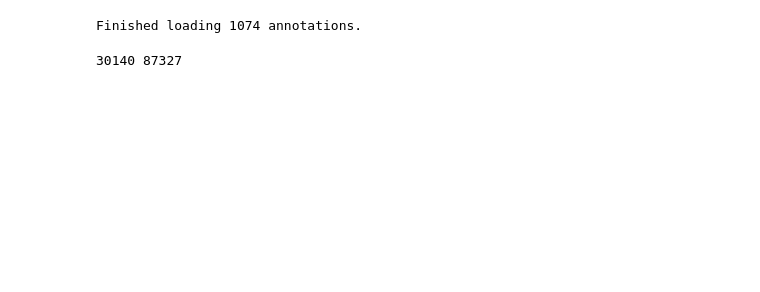
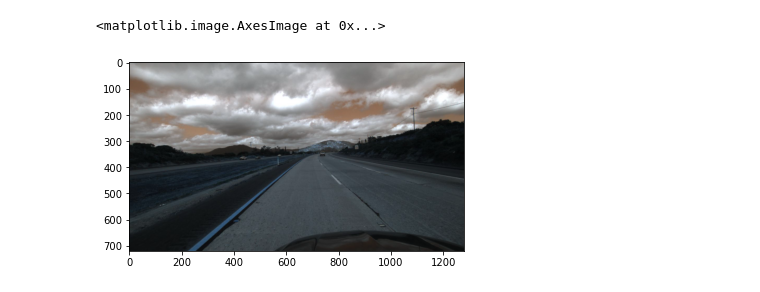
Before and after one commit to chwDo/Car-Recognition, a Jupyter notebook: 9517proj-car_detect.ipynb, the cells around one changed output. Saved outputs shown, nothing was run; the diff lists cells and outputs as text; code cells hidden in the pictures; blank space fills up the shorter version.

```diff
--- a/9517proj-car_detect.ipynb
+++ b/9517proj-car_detect.ipynb
@@ -117,22 +118,41 @@ def slide_window(img, window_size=(64, 64), overlap=0.5):
         for x in range(number_of_window_x):
             startx = int(x * step)
             starty = int(y * step) + 270
-            # change the window size based on distance
+           # change the window size based on distance
             if starty+window_size[0]*2.5 <= img.shape[0]:
+#                 if starty < 400:
+#                     endy = starty + window_size[1]
+#                     endx = startx + window_size[0]
+#                     windows.append(((startx, starty), (endx, endy)))
+#                 elif starty >= 400 and starty < 432:
+#                     endy = int(starty + window_size[1])
+#                     endx = int(startx + window_size[0])
+#                     windows.append(((startx, starty), (endx, endy)))
+#                 elif starty >= 432 and starty < 448:
+#                     endy = int(starty + window_size[1])
+#                     endx = int(startx + window_size[0])
+#                     windows.append(((startx, starty), (endx, endy)))
+#                 elif starty >= 448 and starty < 500:
+#                     endy = int(starty + window_size[1])
+#                     endx = int(startx + window_size[0])
+#                     windows.append(((startx, starty), (endx, endy)))
                 if starty < 400:
                     endy = starty + window_size[1]
                     endx = startx + window_size[0]
                     windows.append(((startx, starty), (endx, endy)))
                 elif starty >= 400 and starty < 432:
+                    starty = 400
                     endy = int(starty + window_size[1]*1.5)
                     endx = int(startx + window_size[0]*1.5)
                     windows.append(((startx, starty), (endx, endy)))
                 elif starty >= 432 and starty < 448:
-                    endy = starty + window_size[1]*2
+                    starty = 432
+                    endy = int(starty + window_size[1]*2)
                     endx = startx + window_size[0]*2
                     windows.append(((startx, starty), (endx, endy)))
                 elif starty >= 448 and starty < 500:
-                    endy = int(starty + window_size[1]*2.5)
+                    starty = 448
+                    endy = int(starty+ window_size[1]*2.5)
                     endx = int(startx + window_size[0]*2.5)
                     windows.append(((startx, starty), (endx, endy)))
 
@@ -272,14 +292,11 @@ class VeloEval(object):
         print("Finished loading {0:d} annotations.".format(len(anno_list)))
         return anno_list
 # %%
-train_cars = read_train_data()
-img, cars, nocars = retrive_data(noncar_size=15)
-cars.extend(train_cars)
+#train_cars = read_train_data()
+img, cars, nocars = retrive_data(noncar_size=10)
+#cars.extend(train_cars)
 #nocars.extend(train_nocars)
 print(len(cars),len(nocars))
-# %% [output]
-Finished loading 1074 annotations.
-30140 87327
 # %%
 # feature extraction parameters
 hist_bins = 32
@@ -310 +329,8 @@ plt.imshow(draw_img)
+# %%
+windows = search(single_sup_img,slide_window(single_sup_img, window_size,overlap),clf,scaler,hist_bins, spatial_size, hog_orientations, hog_pixels_per_cell, hog_cells_per_block)
+draw_img,windows = draw_windows(single_sup_img,windows)
+plt.imshow(draw_img)
+# %% [output]
+<matplotlib.image.AxesImage at 0x...>
+[figure, added]
 # %%
```
Also changed, not shown: parts of 12 cells of this notebook.
